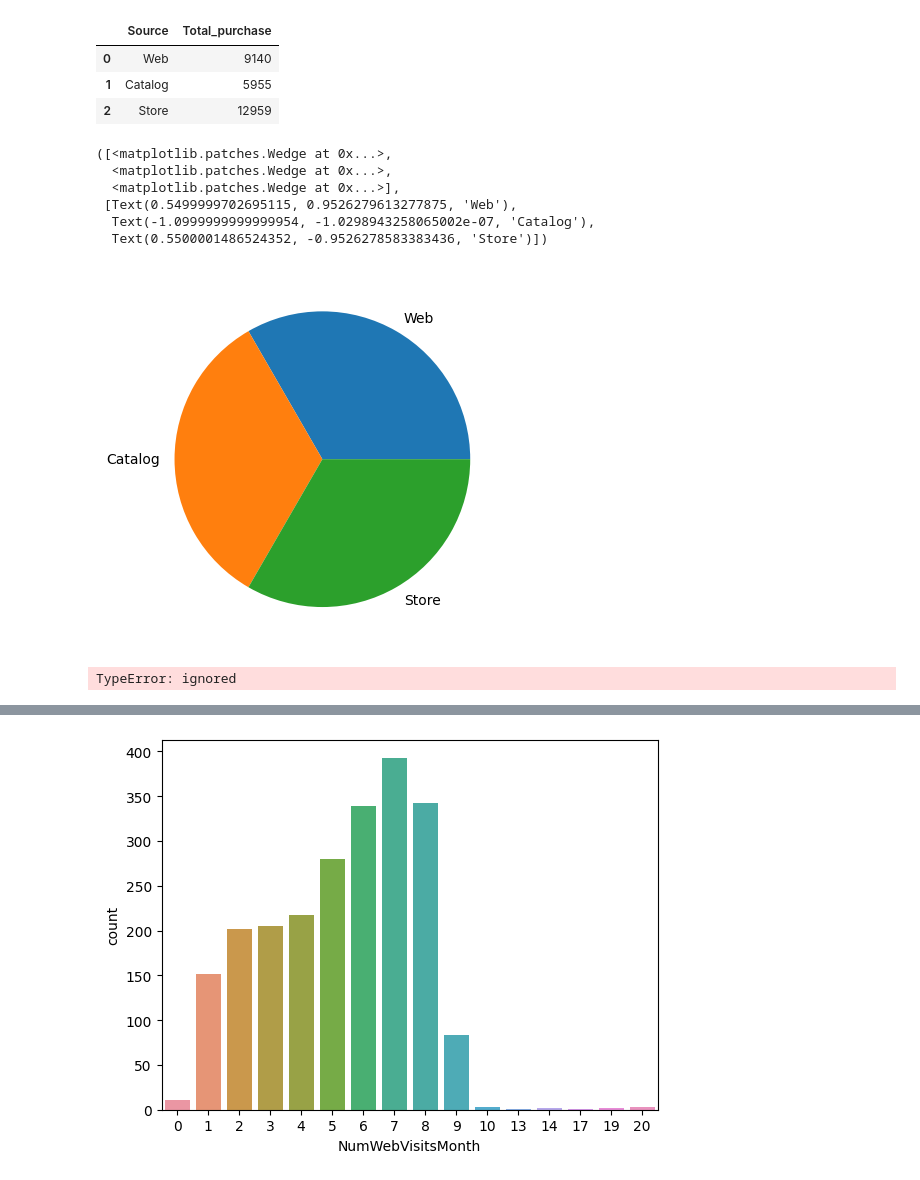
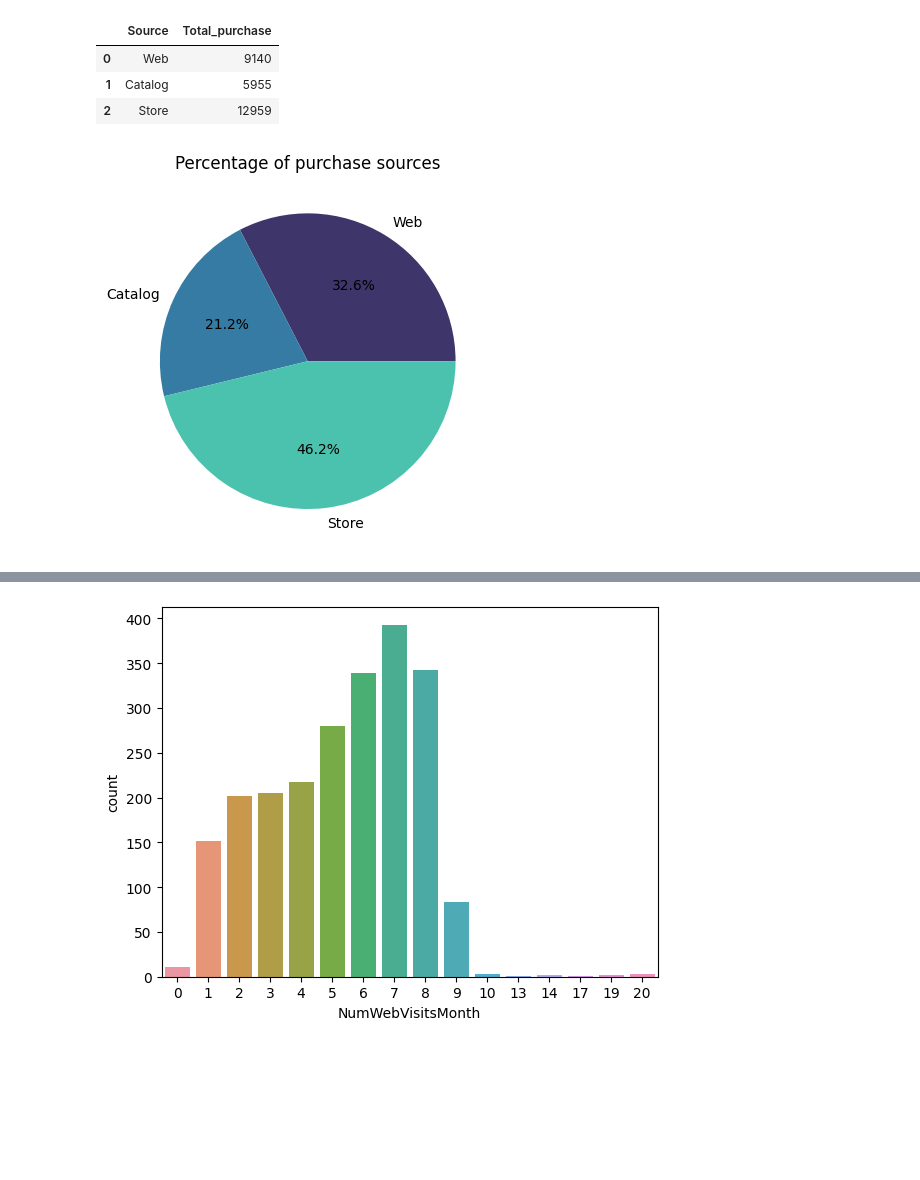
Before and after one commit to krisibraynova01/Thesis_TechnicalUnifersityofSofia, a Jupyter notebook: Graduation_thesis.ipynb, the cells around one changed output, grey strips where cells are left out. Saved outputs shown, nothing was run; the diff lists cells and outputs as text; code cells hidden in the pictures; blank space fills up the shorter version.

```diff
--- a/Graduation_thesis.ipynb
+++ b/Graduation_thesis.ipynb
@@ -602,17 +588,10 @@ purchase_source
 | 1 | Catalog | 5955 |
 | 2 | Store | 12959 |
 # %%
-plt.pie(purchase_source['Source'].value_counts(), labels = purchase_source['Source'].value_counts().keys(),
-        wedgeprops = {'linewidth': 3})
+colors = sns.color_palette('mako', n_colors=len(purchase_source['Source'].value_counts()))
+plt.pie(purchase_source['Total_purchase'], labels=purchase_source['Source'].value_counts().keys(),
+        wedgeprops={'linewidth': 3}, autopct='%1.1f%%', colors=colors)
+plt.title('Percentage of purchase sources')
+plt.show()
 # %% [output]
-([<matplotlib.patches.Wedge at 0x...>,
-  <matplotlib.patches.Wedge at 0x...>,
-  <matplotlib.patches.Wedge at 0x...>],
- [Text(0.5499999702695115, 0.9526279613277875, 'Web'),
-  Text(-1.0999999999999954, -1.0298943258065002e-07, 'Catalog'),
-  Text(0.5500001486524352, -0.9526278583383436, 'Store')])
-[figure, old version]
+[figure, new version]
-# %%
-pivot_table = pd.pivot_table(data = df,  values = ['NumWebPurchases', 'NumCatalogPurchases', 'NumStorePurchases'], index = 'Source_Puchase', aggfunc = np.sum)
-# %% [output]
-TypeError: ignored
```
Also changed, not shown: parts of 15 cells of this notebook.
